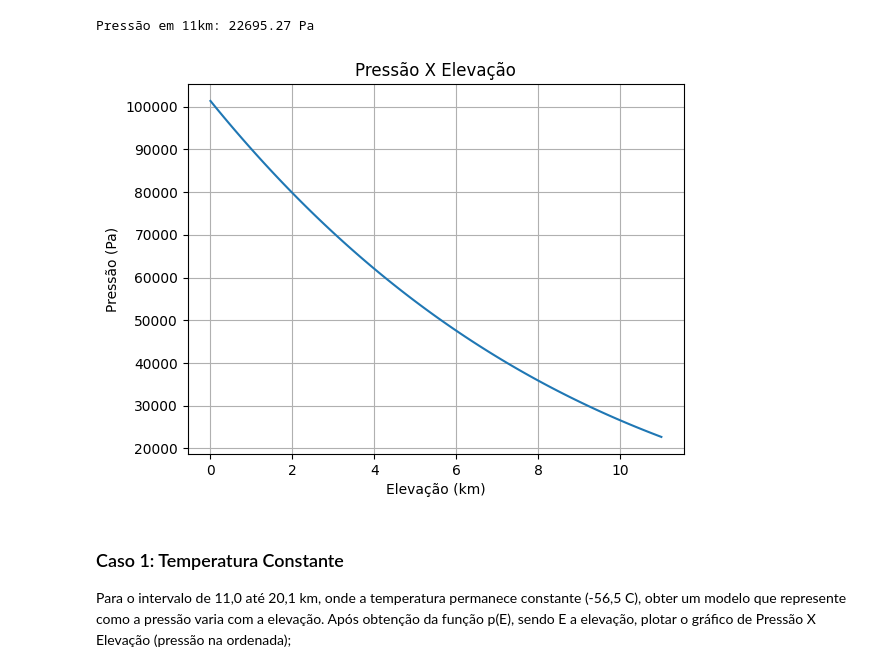
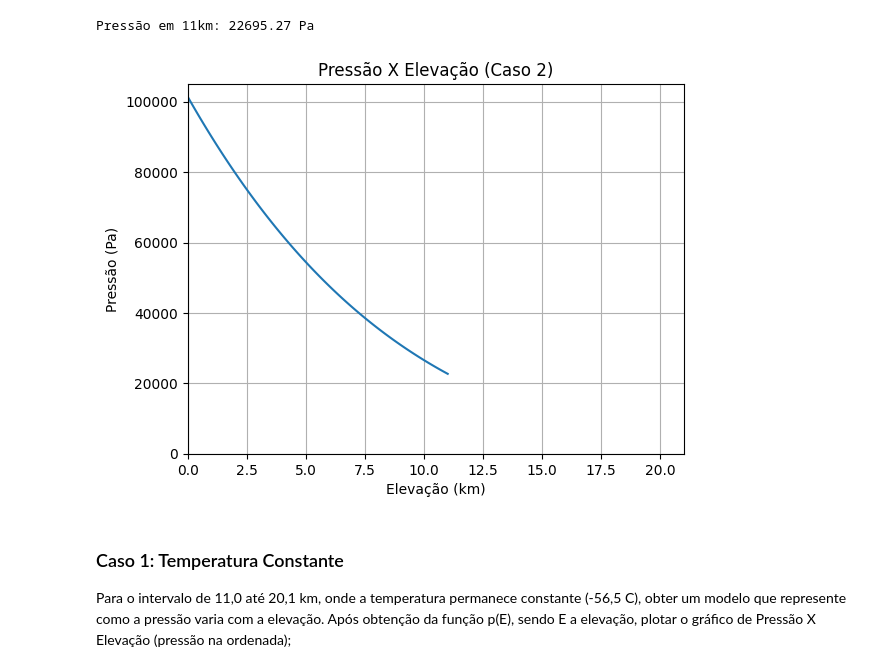
Before and after one commit to RaffaellaSantos/pressao_elevacao, a Jupyter notebook: atividade1.ipynb, the cells around one changed output. Saved outputs shown, nothing was run; the diff lists cells and outputs as text; code cells hidden in the pictures.

```diff
--- a/atividade1.ipynb
+++ b/atividade1.ipynb
@@ -46,6 +46,9 @@ R = 287.058 # J/Kg*K
 T = -56.5 + 273.15 # K -> Será utilizada no caso 1
 G = 9.81 # m/s²
 p_0 = 101325 # Pa
+
+LIMIT_X = [0, 21]
+LIMIT_Y = [0, 105000]
 # %% [markdown]
 ### Caso 2: Temperatura variante
 
@@ -180,20 +183,22 @@ print(f"Pressão em 11km: {p_11[0]:.2f} Pa")
 Pressão em 11km: 22695.27 Pa
 # %%
 # Altitude em km
-altitude = np.linspace(0, 11, 100)  # 100 pontos na plotagem
+altitude_c2 = np.linspace(0, 11, 100)  # 100 pontos na plotagem
 
 # Calculando a pressão
-pressao = p(altitude)
+pressao_c2 = p(altitude_c2)
 
 # Plotagem da função de P(E)
-plt.plot(altitude, pressao)
+plt.plot(altitude_c2, pressao_c2)
+plt.xlim(LIMIT_X)
+plt.ylim(LIMIT_Y)
 plt.xlabel('Elevação (km)')
 plt.ylabel('Pressão (Pa)')
-plt.title('Pressão X Elevação')
+plt.title('Pressão X Elevação (Caso 2)')
 plt.grid(True)
 plt.show()
 # %% [output]
-[figure, old version]
+[figure, new version]
 # %% [markdown]
 ### Caso 1: Temperatura Constante
 
```
Also changed, not shown: parts of 4 cells of this notebook.
